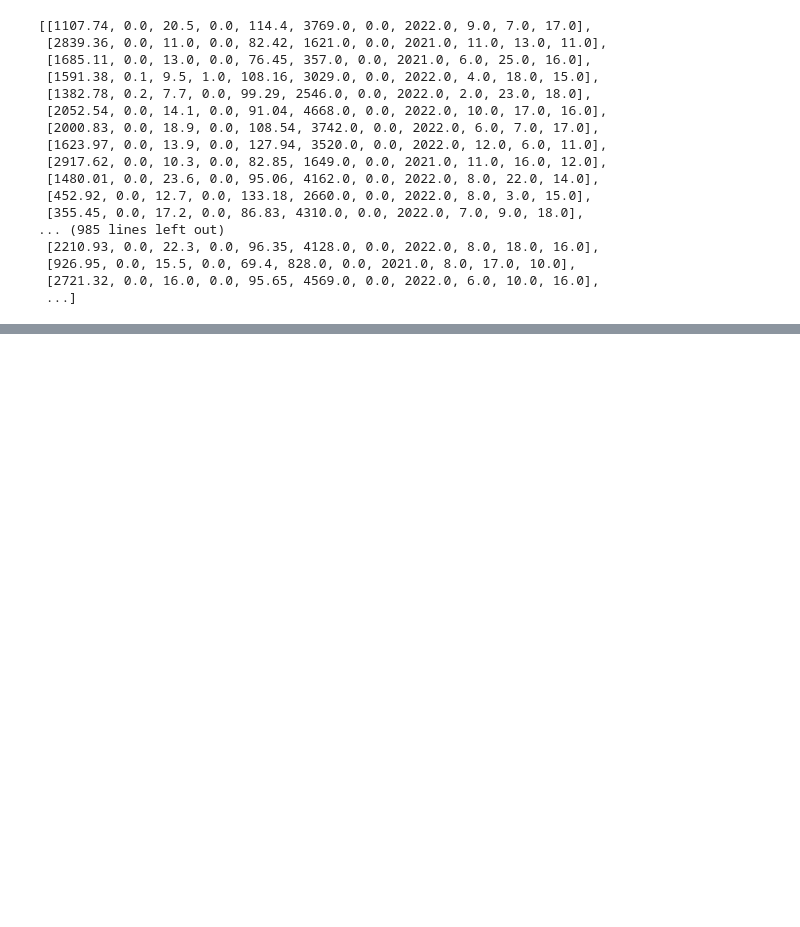
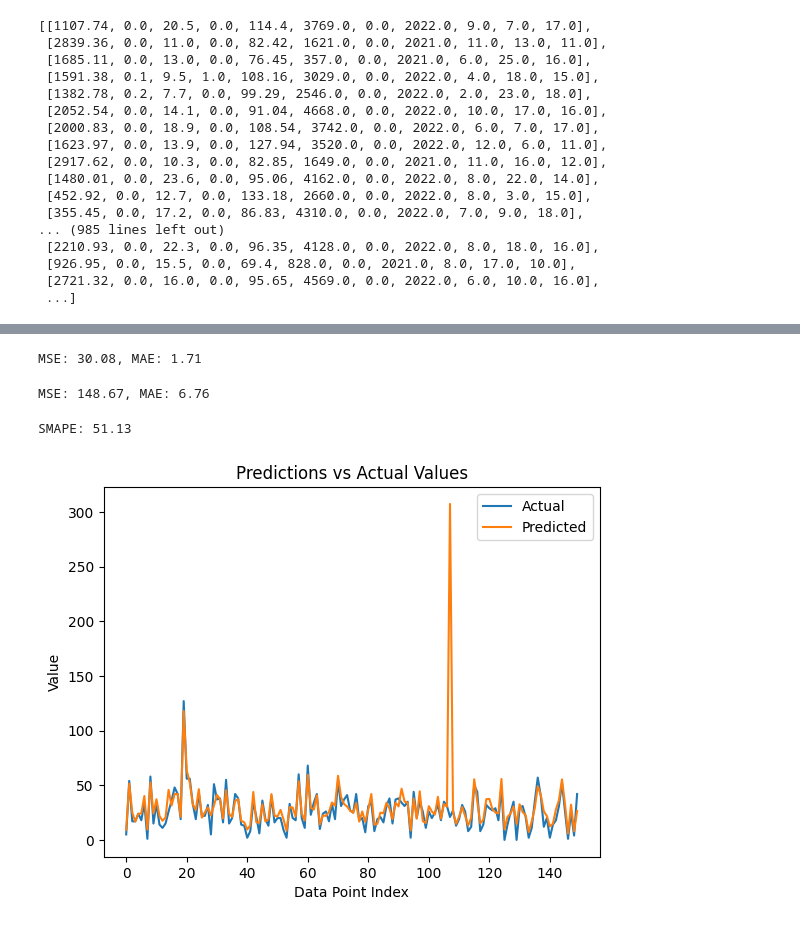
Before and after one commit to deividasovs/Workforce_Predictor_KG, a Jupyter notebook: OtherModels/Simple-nn.ipynb, the cells around one changed output, grey strips where cells are left out. Drawn from its saved outputs; the diff is of its cells as text; code cells hidden in the pictures; blank space fills up the shorter version.

Commit message:
Simple regression nn with mse: 148 and mae 6.76

```diff
--- a/OtherModels/Simple-nn.ipynb
+++ b/OtherModels/Simple-nn.ipynb
@@ -167,3 +130,15 @@ optimizer = optim.Adam(model.parameters())
+# %%
+LEARNING_RATE = 0.0001
+
+# Define the model
+model = MultiLabelRegression(11, 5)
+model.to(device)
+
+# Define the loss function and the optimizer
+#criterion = nn.BCEWithLogitsLoss()
+criterion = nn.MSELoss()
+optimizer = optim.Adam(model.parameters(), lr=LEARNING_RATE)
+#optimizer = optim.SGD(model.parameters(), lr=LEARNING_RATE, momentum=0.9)
 # %%
-train(model, optimizer, criterion, 100, train_data, test_data)
+train(model, optimizer, criterion, 100, train_data)
 # %% [output]
@@ -170,0 +164,15 @@ RuntimeError: mat1 and mat2 shapes cannot be multiplied (1x11 and 9x4)
+# %%
+Xtest = torch.FloatTensor(X_test)
+test_loader = DataLoader(dataset=Xtest, batch_size=1)
+
+# Set the model to eval mode and generate a list of predictions for the test data
+model.eval()
+y_pred_list = []
+with torch.no_grad():
+    for X_batch in test_loader:
+        X_batch = X_batch.to(device)
+        y_test_pred = model(X_batch)
+        y_pred_list.append(y_test_pred.cpu().numpy())
+
+y_pred_list = [a.squeeze().tolist() for a in y_pred_list]
+y_pred_list
@@ -170,0 +197,20 @@ RuntimeError: mat1 and mat2 shapes cannot be multiplied (1x11 and 9x4)
+# %%
+# create an array of only the first object of each array inside y_pred_list
+transaction_count_predictions = [a[0] for a in y_pred_list]
+transaction_count_actuals = [a[0] for a in y_test]
+# %%
+# Calculate the MSE and MAE between the predictions and the actual values
+mse = mean_squared_error(y_test, y_pred_list)
+mae = mean_absolute_error(y_test, y_pred_list)
+
+print(f'MSE: {mse:.2f}, MAE: {mae:.2f}')
+# %% [output]
+MSE: 30.08, MAE: 1.71
+# %%
+# Calculate the MSE and MAE between only the transaction_count prediction and the actual values
+mse = mean_squared_error(transaction_count_actuals, transaction_count_predictions)
+mae = mean_absolute_error(transaction_count_actuals, transaction_count_predictions)
+
+print(f'MSE: {mse:.2f}, MAE: {mae:.2f}')
+# %% [output]
+MSE: 148.67, MAE: 6.76
@@ -170,0 +224,19 @@ RuntimeError: mat1 and mat2 shapes cannot be multiplied (1x11 and 9x4)
+# %%
+smape = smape(y_pred_list, y_test)
+print(f'SMAPE: {smape:.2f}')
+# %% [output]
+SMAPE: 51.13
+# %%
+# Graph the predictions vs the actual values
+import matplotlib.pyplot as plt
+
+#plt.scatter(transaction_count_predictions, transaction_count_actuals, alpha=0.5)
+plt.plot(transaction_count_actuals[650:800], label='Actual')
+plt.plot(transaction_count_predictions[650:800], label='Predicted')
+plt.xlabel('Data Point Index')
+plt.ylabel('Value')
+plt.title('Predictions vs Actual Values')
+plt.legend()
+plt.show()
+# %% [output]
+[figure, added]
```
Also changed, not shown: parts of 8 cells of this notebook, 1 other file.
